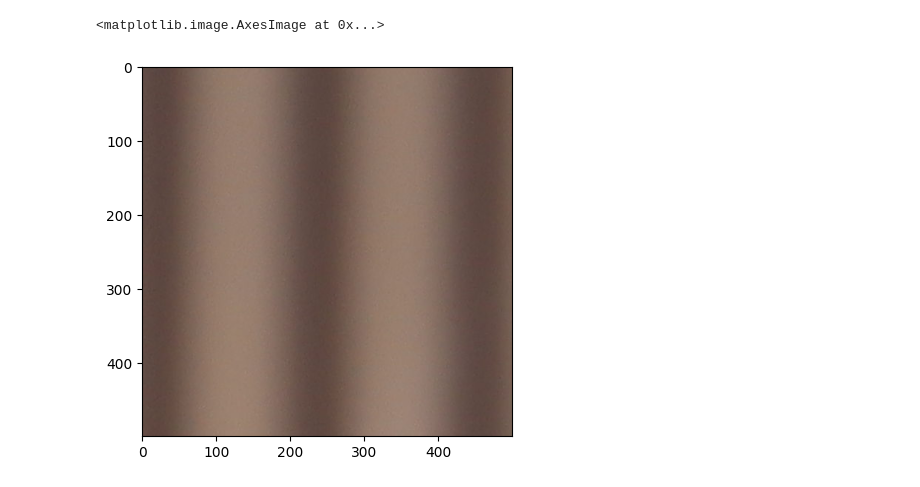
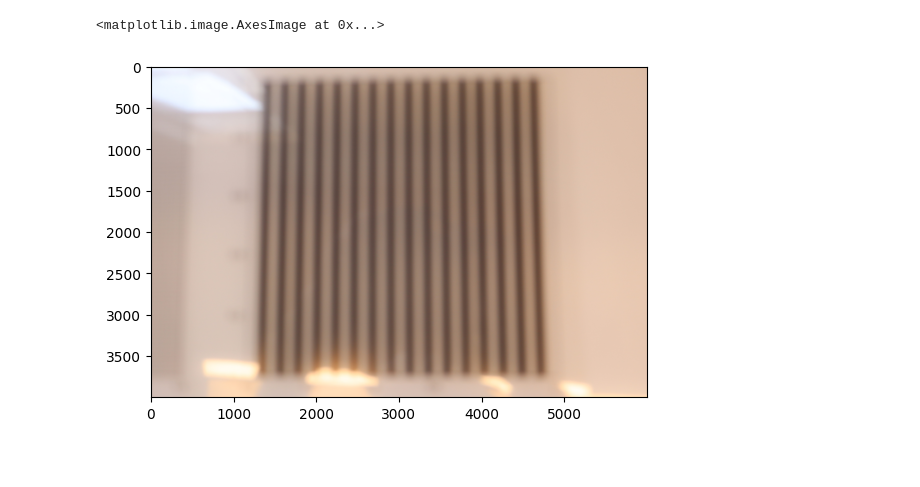
Before and after one commit to 42IceLollies/summer_research_26, a Jupyter notebook: dehazing_image.ipynb, the cells around one changed output. Cells and saved outputs as stored; diff of their text form; code cells hidden in the pictures; blank space fills up the shorter version.

```diff
--- a/dehazing_image.ipynb
+++ b/dehazing_image.ipynb
@@ -12,28 +12,28 @@ interpol_range = 5
 # %%
 # Traverse over the pixels in the image in chunks
 # Analyzing them two at a time just for the sake of this, but I think there
 # are probably better solutions we can come up with eventually
 # Especially with the need for interpolation
 
 # Maybe make an array as like a map of what all the values are comparing the A_hat between all lateral patches
 # Then somehow mesh this, if it's working decently
 
 def reset_img():
     image = cv.imread("EOS_R100_JPG/jpg0006.jpg")
     image = image[:,:,::-1]
 
 
 # Reading in the image
 image = cv.imread("EOS_R100_JPG/jpg0006.jpg")
 image = image[:,:,::-1]
-image = image[1500:2000,2000:2500]
+# image = image[1500:2000,2000:2500]
 # image = image[3000:,:]
 # print(len(image))
 # print(image[5999, 0])
 plt.imshow(image)
 # %% [output]
 <matplotlib.image.AxesImage at 0x...>
-[figure, old version]
+[figure, new version]
 # %%
 # Helper Functions
 
```
Also changed, not shown: parts of 6 cells of this notebook.
